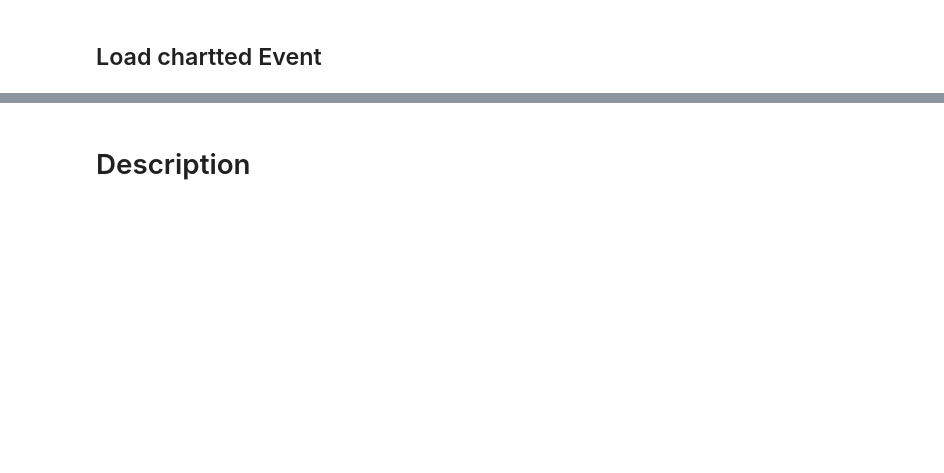
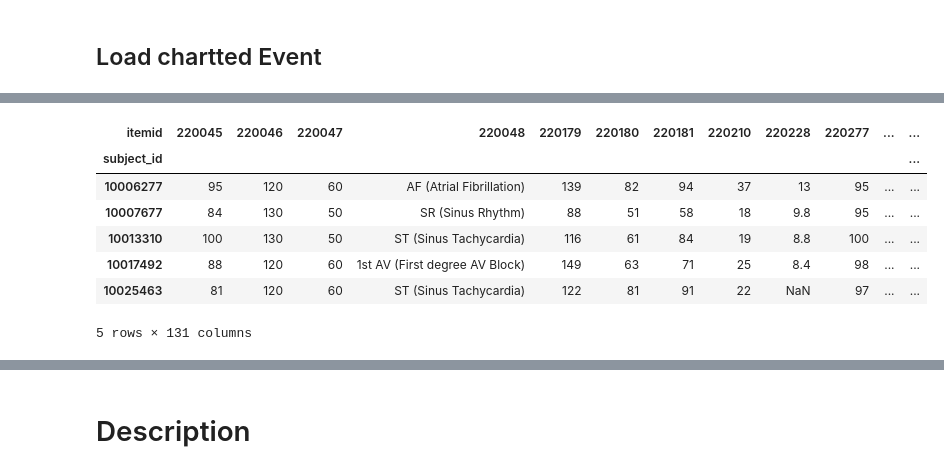
Before and after one commit to Wetiqe/MIMIC_I61, a Jupyter notebook: I61.ipynb, the cells around one changed output, grey strips where cells are left out. Saved outputs shown, nothing was run; the diff lists cells and outputs as text; code cells hidden in the pictures; blank space fills up the shorter version.

```diff
--- a/I61.ipynb
+++ b/I61.ipynb
@@ -229,0 +257,12 @@ charteve_raw.head()
+# %%
+chart_pivot= chart_event.pivot(index='subject_id', columns='itemid', values='value')
+chart_pivot.head()
+# %% [output]
+| itemid | 220045 | 220046 | 220047 | 220048 | 220179 | 220180 | 220181 | 220210 | 220228 | 220277 | ... | ... |
+| subject_id |  |  |  |  |  |  |  |  |  |  |  | ... |
+| 10006277 | 95 | 120 | 60 | AF (Atrial Fibrillation) | 139 | 82 | 94 | 37 | 13 | 95 | ... | ... |
+| 10007677 | 84 | 130 | 50 | SR (Sinus Rhythm) | 88 | 51 | 58 | 18 | 9.8 | 95 | ... | ... |
+| 10013310 | 100 | 130 | 50 | ST (Sinus Tachycardia) | 116 | 61 | 84 | 19 | 8.8 | 100 | ... | ... |
+| 10017492 | 88 | 120 | 60 | 1st AV (First degree AV Block) | 149 | 63 | 71 | 25 | 8.4 | 98 | ... | ... |
+| 10025463 | 81 | 120 | 60 | ST (Sinus Tachycardia) | 122 | 81 | 91 | 22 | NaN | 97 | ... | ... |
+5 rows × 131 columns
```
Also changed, not shown: parts of 27 cells of this notebook.
